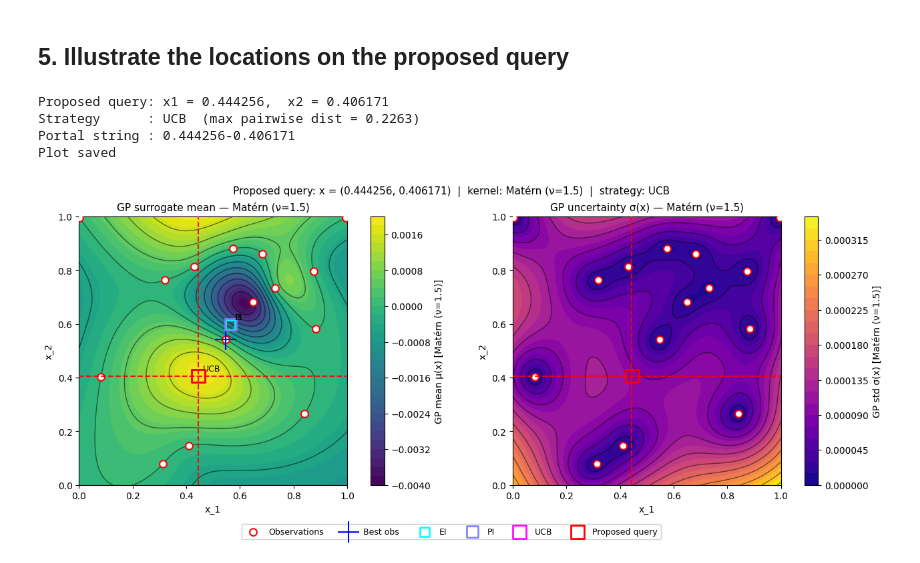
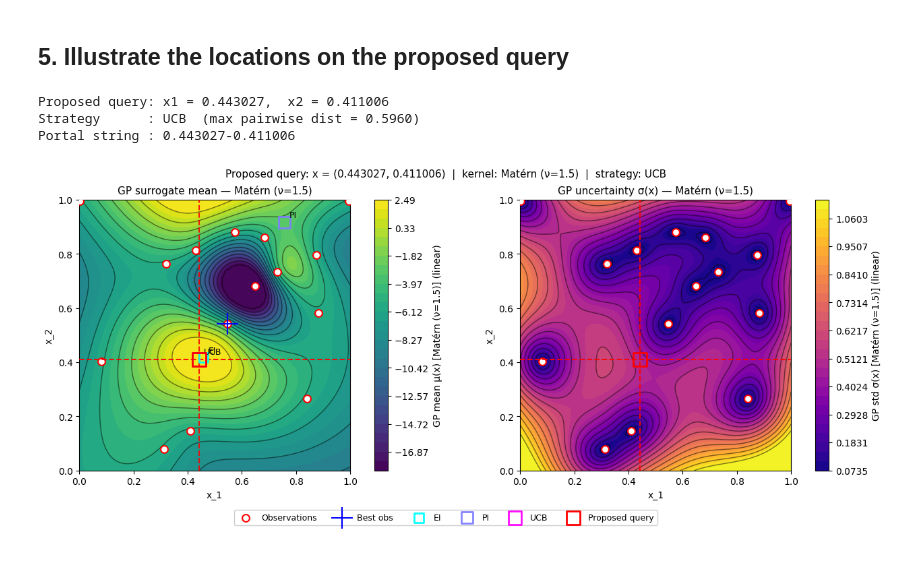
Before and after one commit to karefyllidis/black-box-optimization, a Jupyter notebook: notebooks/function_1_Radiation-Detection.ipynb, the cells around one changed output. Cells and saved outputs as stored; diff of their text form; code cells hidden in the pictures.

```diff
--- a/notebooks/function_1_Radiation-Detection.ipynb
+++ b/notebooks/function_1_Radiation-Detection.ipynb
@@ -39,7 +41,7 @@ Set data directory to /Users/nikolaskarefyllidis/Desktop/60_ML-AI/10 main optimi
 # %%
 # Run-time flags — toggle without re-running the whole notebook
 IF_SHOW_PLOT      = True   # call plt.show() after each figure
-IF_EXPORT_PLOT    = True  # save figures to PLOT_EXPORT_DIR
+IF_EXPORT_PLOT    = False  # save figures to PLOT_EXPORT_DIR
 IF_EXPORT_QUERIES = True   # write next_x to data/submissions/
 IF_APPEND_DATA    = False  # append new observation to observations.csv
 
@@ -131,0 +147,7 @@ Project week: 5 out of 13
+# %%
+# Optional output warping (HEBO-inspired): fit GP on transformed y; acquisition in warped space (src.utils.warping)
+y_orig = np.asarray(y, dtype=np.float64).copy()
+y, warp_params, _msg = apply_output_warping(y_orig, mode=OUTPUT_WARPING)
+print(_msg)
+best_idx = np.argmax(y)
+best_y, best_x_so_far = y[best_idx], X[best_idx]
@@ -577,9 +617,11 @@ if USE_ENSEMBLE:
         (ax2, PI_surf,  x_best_PI,  "PI(x)",  "Probability of Improvement"),
         (ax3, UCB_surf, x_best_UCB, "UCB(x)", "Upper Confidence Bound"),
     ]:
-        cf = ax.contourf(X1g, X2g, surf, levels=CONTOURF_LEVELS, cmap="gnuplot2")
-        ax.contour(X1g, X2g, surf, levels=CONTOUR_LINE_LEVELS, colors="k", linewidths=CONTOUR_LINEWIDTH, alpha=CONTOUR_ALPHA)
-        fig.colorbar(cf, ax=ax).set_label(label, fontsize=10)
+        surf_plot, acq_levels, acq_norm = _prepare_surface_for_plot(surf)
+        cf = ax.contourf(X1g, X2g, surf_plot, levels=acq_levels, norm=acq_norm, cmap="gnuplot2")
+        ax.contour(X1g, X2g, surf_plot, levels=acq_levels[::max(1,len(acq_levels)//CONTOUR_LINE_LEVELS)], colors="k", linewidths=CONTOUR_LINEWIDTH, alpha=CONTOUR_ALPHA)
+        _sl = "SymLog" if hasattr(acq_norm, 'linthresh') else "linear"
+        fig.colorbar(cf, ax=ax).set_label(f"{label} ({_sl})", fontsize=10)
         ax.scatter(X[:, 0], X[:, 1], c="white", s=60, edgecolors="r", zorder=5, label="Observations", linewidths=1.5)
         ax.scatter(*x_argmax, s=200, marker="x", c="red", zorder=10, label="argmax", linewidths=2)
         ax.scatter(*best_x_so_far, s=300, marker="+", c="blue", linewidths=1.5, zorder=8, label="Best obs")
@@ -594,10 +636,12 @@ else:
         "UCB": (UCB_surf, x_best_UCB, "UCB(x)", "Upper Confidence Bound"),
     }
     surf, x_argmax, cbar_label, title_name = _acq_display.get(SOLO_STRATEGY, _acq_display["EI"])
+    surf_plot, acq_levels, acq_norm = _prepare_surface_for_plot(surf)
     fig, ax = plt.subplots(1, 1, figsize=(12, 6))
-    cf = ax.contourf(X1g, X2g, surf, levels=CONTOURF_LEVELS, cmap="gnuplot2")
-    ax.contour(X1g, X2g, surf, levels=CONTOUR_LINE_LEVELS, colors="k", linewidths=CONTOUR_LINEWIDTH, alpha=CONTOUR_ALPHA, linestyles=CONTOUR_LINESTYLE)
-    fig.colorbar(cf, ax=ax).set_label(cbar_label, fontsize=10)
+    cf = ax.contourf(X1g, X2g, surf_plot, levels=acq_levels, norm=acq_norm, cmap="gnuplot2")
+    ax.contour(X1g, X2g, surf_plot, levels=acq_levels[::max(1,len(acq_levels)//CONTOUR_LINE_LEVELS)], colors="k", linewidths=CONTOUR_LINEWIDTH, alpha=CONTOUR_ALPHA, linestyles=CONTOUR_LINESTYLE)
+    _sl = "SymLog" if hasattr(acq_norm, 'linthresh') else "linear"
+    fig.colorbar(cf, ax=ax).set_label(f"{cbar_label} ({_sl})", fontsize=10)
     ax.scatter(X[:, 0], X[:, 1], c="r", s=60, edgecolors="k", zorder=5, label="Observations", linewidths=1.5)
     ax.scatter(*x_argmax, s=100, marker="x", c="red", zorder=10, label=f"Next query: argmax of {SOLO_STRATEGY} at ({x_argmax[0]:.3f}, {x_argmax[1]:.3f})", linewidths=2)
     ax.set_xlabel("x_1", fontsize=10); ax.set_ylabel("x_2", fontsize=10)
@@ -744,10 +787,15 @@ markers_size = [100, 150, 200]
 
 fig, (ax1, ax2) = plt.subplots(1, 2, figsize=(13, 5), constrained_layout=True)
 
+mu_plot, mu_levels, mu_norm = _prepare_surface_for_plot(mu_best)
+sigma_plot, sigma_levels, sigma_norm = _prepare_surface_for_plot(sigma_best)
+_mu_sl    = "SymLog" if hasattr(mu_norm,    'linthresh') else "linear"
+_sigma_sl = "SymLog" if hasattr(sigma_norm, 'linthresh') else "linear"
+
 # ── Left: GP posterior mean ───────────────────────────────────────────────
-cf1 = ax1.contourf(X1g, X2g, mu_best, levels=CONTOURF_LEVELS, cmap="viridis")
-ax1.contour(X1g, X2g, mu_best, levels=CONTOUR_LINE_LEVELS, colors="k", linewidths=CONTOUR_LINEWIDTH, alpha=CONTOUR_ALPHA, linestyles=CONTOUR_LINESTYLE)
-fig.colorbar(cf1, ax=ax1).set_label(f"GP mean μ(x) [{best_name}]", fontsize=10)
+cf1 = ax1.contourf(X1g, X2g, mu_plot, levels=mu_levels, norm=mu_norm, cmap="viridis")
+ax1.contour(X1g, X2g, mu_plot, levels=mu_levels[::max(1,len(mu_levels)//CONTOUR_LINE_LEVELS)], colors="k", linewidths=CONTOUR_LINEWIDTH, alpha=CONTOUR_ALPHA, linestyles=CONTOUR_LINESTYLE)
+fig.colorbar(cf1, ax=ax1).set_label(f"GP mean μ(x) [{best_name}] ({_mu_sl})", fontsize=10)
 ax1.scatter(X[:, 0], X[:, 1], c="white", s=60, edgecolors="r", zorder=5, linewidths=1.5, label="Observations")
 ax1.scatter(*best_x_so_far, s=500, marker="+", c="blue", linewidths=1.5, zorder=8, label="Best obs")
 
@@ -762,9 +810,9 @@ ax1.set_title(f"GP surrogate mean — {best_name}", fontsize=11)
 ax1.set_aspect("equal")
 
 # ── Right: GP posterior std ───────────────────────────────────────────────
-cf2 = ax2.contourf(X1g, X2g, sigma_best, levels=CONTOURF_LEVELS, cmap="plasma")
-ax2.contour(X1g, X2g, sigma_best, levels=CONTOUR_LINE_LEVELS, colors="k", linewidths=CONTOUR_LINEWIDTH, alpha=CONTOUR_ALPHA, linestyles=CONTOUR_LINESTYLE)
-fig.colorbar(cf2, ax=ax2).set_label(f"GP std σ(x) [{best_name}]", fontsize=10)
+cf2 = ax2.contourf(X1g, X2g, sigma_plot, levels=sigma_levels, norm=sigma_norm, cmap="plasma")
+ax2.contour(X1g, X2g, sigma_plot, levels=sigma_levels[::max(1,len(sigma_levels)//CONTOUR_LINE_LEVELS)], colors="k", linewidths=CONTOUR_LINEWIDTH, alpha=CONTOUR_ALPHA, linestyles=CONTOUR_LINESTYLE)
+fig.colorbar(cf2, ax=ax2).set_label(f"GP std σ(x) [{best_name}] ({_sigma_sl})", fontsize=10)
 ax2.scatter(X[:, 0], X[:, 1], c="white", s=60, edgecolors="r", zorder=5,linewidths=1.5, label="Observations")
 ax2.scatter(next_x[0], next_x[1], facecolors="none", s=200, marker="s", edgecolors="red",
             linewidths=2, zorder=12, label="Proposed query")
@@ -772,38 +820,37 @@ ax2.axvline(next_x[0], color="r", linestyle="--", linewidth=1.5, alpha=0.9, zord
 ax2.axhline(next_x[1], color="r", linestyle="--", linewidth=1.5, alpha=0.9, zorder=6)
 ax2.set_xlabel("x_1", fontsize=10); ax2.set_ylabel("x_2", fontsize=10)
 ax2.set_title(f"GP uncertainty σ(x) — {best_name}", fontsize=11)
 ax2.set_aspect("equal")
 
 # Shared legend
 handles1, labels1 = ax1.get_legend_handles_labels()
 fig.legend(handles1, labels1, loc="lower center", bbox_to_anchor=(0.5, -0.08),
            ncol=LEGEND_NCOL, fontsize=LEGEND_FONTSIZE, frameon=True, framealpha=LEGEND_FRAMEALPHA)
 _strat_label = ("ensemble — centroid" if (USE_ENSEMBLE and max_d >= AGREE_THRESHOLD)
                 else "ensemble — EI (agreed)" if USE_ENSEMBLE
                 else SOLO_STRATEGY)
 fig.suptitle(
     f"Proposed query: x = ({next_x[0]:.6f}, {next_x[1]:.6f})  |  "
     f"kernel: {best_name}  |  strategy: {_strat_label}",
     fontsize=11
 )
 print(f"Proposed query: x1 = {next_x[0]:.6f},  x2 = {next_x[1]:.6f}")
 print(f"Strategy      : {_strat_label}  (max pairwise dist = {max_d:.4f})")
 print(f"Portal string : {next_x[0]:.6f}-{next_x[1]:.6f}")
 if IF_EXPORT_PLOT:
     out_dir = PLOT_EXPORT_DIR
     assert_not_under_initial_data(out_dir, project_root=repo_root)
     out_dir.mkdir(parents=True, exist_ok=True)
     fig.savefig(out_dir / "function_1_all_acquisition_points.png",
                 dpi=150, format="png", bbox_inches="tight")
     print("Plot saved")
 if IF_SHOW_PLOT:
     plt.show()
 # %% [output]
-Proposed query: x1 = 0.444256,  x2 = 0.406171
-Strategy      : UCB  (max pairwise dist = 0.2263)
-Portal string : 0.444256-0.406171
-Plot saved
+Proposed query: x1 = 0.443027,  x2 = 0.411006
+Strategy      : UCB  (max pairwise dist = 0.5960)
+Portal string : 0.443027-0.411006
-[figure, old version]
+[figure, new version]
 # %%
 # Save next query: .npy for downstream code, .txt for the portal submission form
 if IF_EXPORT_QUERIES:
```
Also changed, not shown: parts of 14 cells of this notebook, 11 other files.
